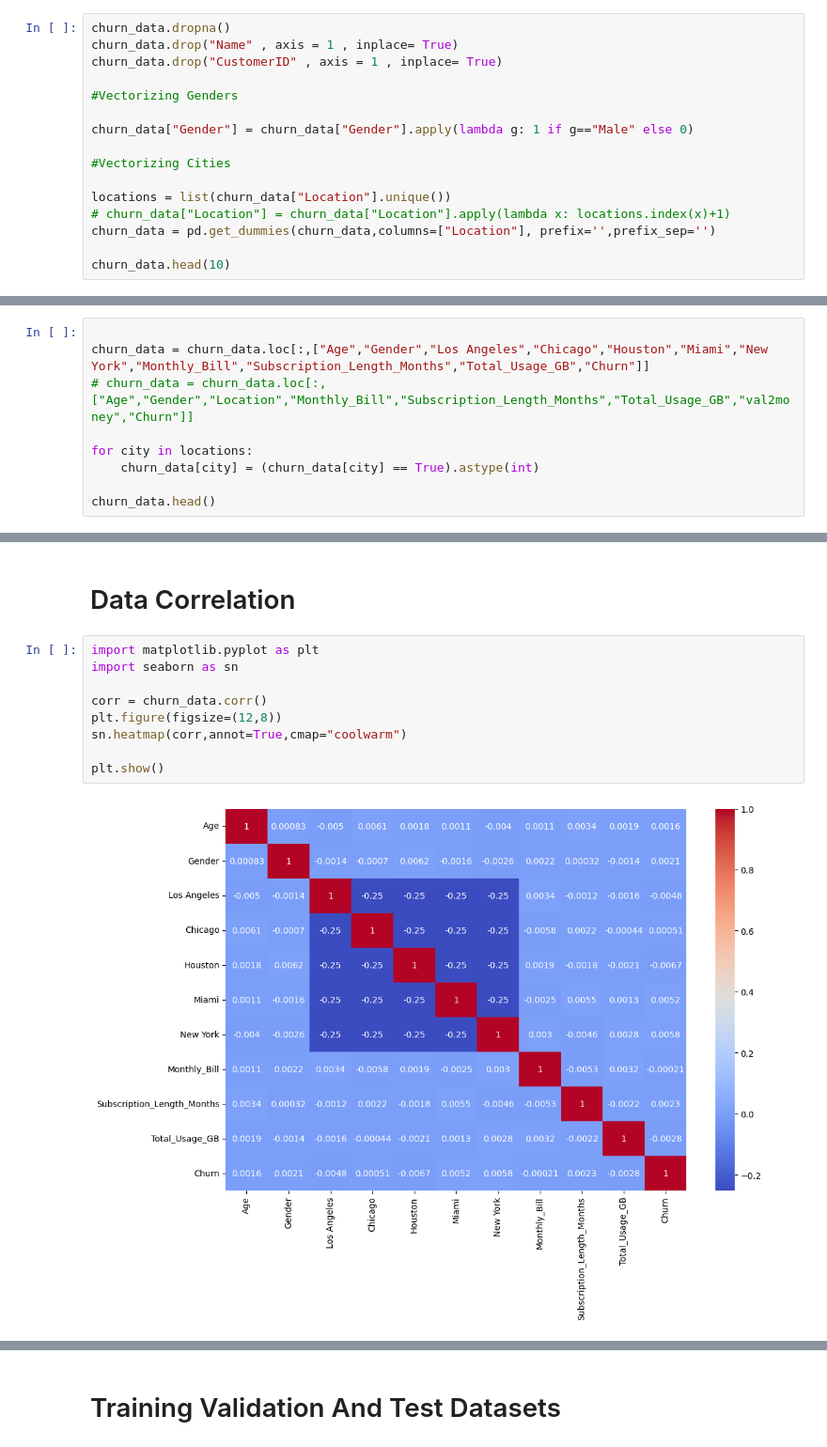
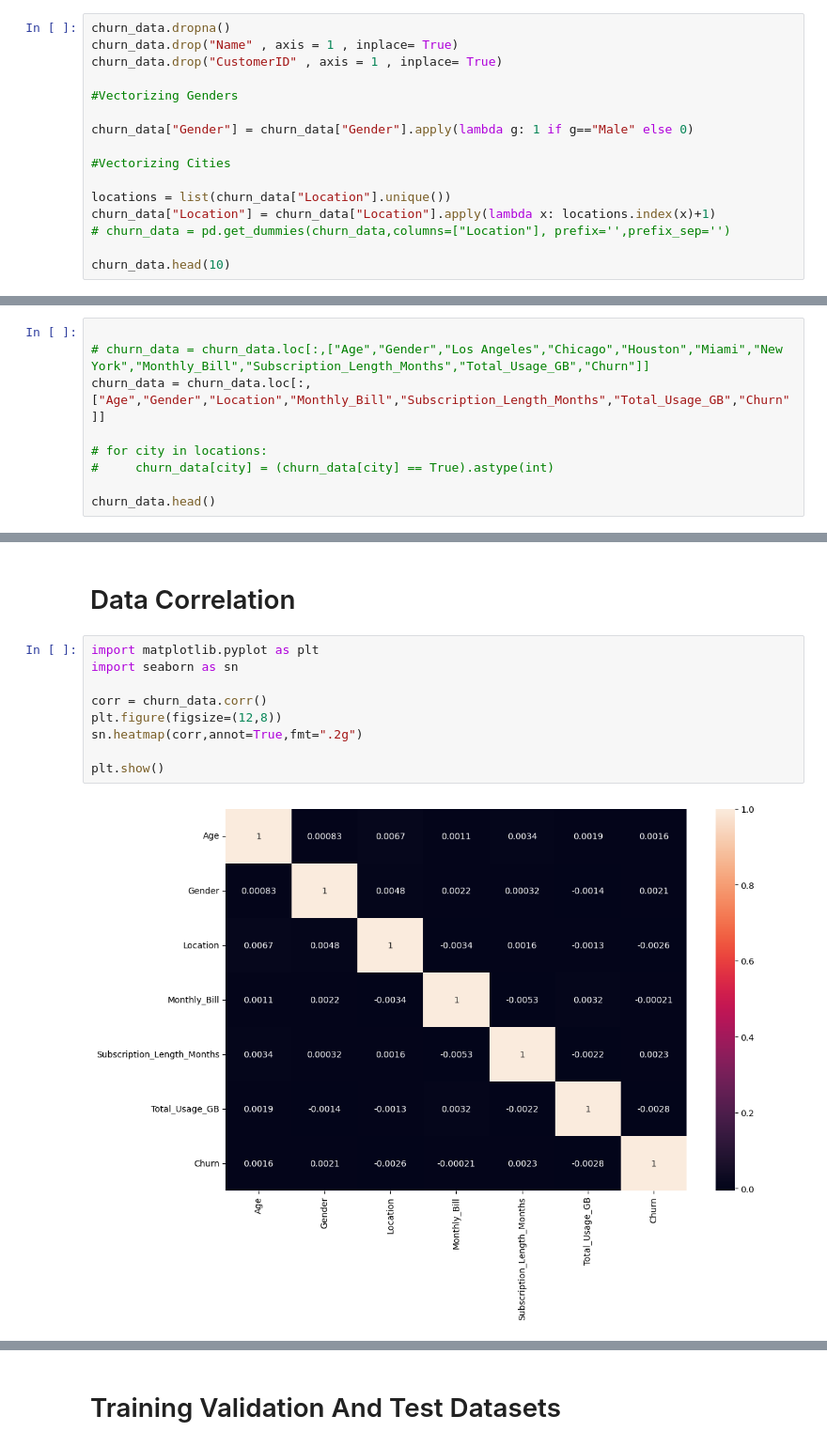
Before and after one commit to ThermalDust095/Churn-Predictor, a Jupyter notebook: predictor.ipynb, the cells around one changed output, grey strips where cells are left out. Shown: that part at 94% size. Saved outputs shown, nothing was run; the diff lists cells and outputs as text.

```diff
--- a/predictor.ipynb
+++ b/predictor.ipynb
@@ -33,8 +33,8 @@ churn_data["Gender"] = churn_data["Gender"].apply(lambda g: 1 if g=="Male" else
 #Vectorizing Cities
 
 locations = list(churn_data["Location"].unique())
-# churn_data["Location"] = churn_data["Location"].apply(lambda x: locations.index(x)+1)
-churn_data = pd.get_dummies(churn_data,columns=["Location"], prefix='',prefix_sep='')
+churn_data["Location"] = churn_data["Location"].apply(lambda x: locations.index(x)+1)
+# churn_data = pd.get_dummies(churn_data,columns=["Location"], prefix='',prefix_sep='')
 
 churn_data.head(10)
 # %% [output]
@@ -63,10 +63,10 @@ churn_data.head()
 # %%
 
-churn_data = churn_data.loc[:,["Age","Gender","Los Angeles","Chicago","Houston","Miami","New York","Monthly_Bill","Subscription_Length_Months","Total_Usage_GB","Churn"]]
-# churn_data = churn_data.loc[:,["Age","Gender","Location","Monthly_Bill","Subscription_Length_Months","Total_Usage_GB","val2money","Churn"]]
+# churn_data = churn_data.loc[:,["Age","Gender","Los Angeles","Chicago","Houston","Miami","New York","Monthly_Bill","Subscription_Length_Months","Total_Usage_GB","Churn"]]
+churn_data = churn_data.loc[:,["Age","Gender","Location","Monthly_Bill","Subscription_Length_Months","Total_Usage_GB","Churn"]]
 
-for city in locations:
-    churn_data[city] = (churn_data[city] == True).astype(int)
+# for city in locations:
+#     churn_data[city] = (churn_data[city] == True).astype(int)
 
 churn_data.head()
 # %% [output]
@@ -81,14 +81,14 @@ churn_data.head()
 # %%
 import matplotlib.pyplot as plt
 import seaborn as sn
 
 corr = churn_data.corr()
 plt.figure(figsize=(12,8))
-sn.heatmap(corr,annot=True,cmap="coolwarm")
+sn.heatmap(corr,annot=True,fmt=".2g")
 
 plt.show()
 # %% [output]
-[figure, old version]
+[figure, new version]
 # %%
 from pandas.plotting import scatter_matrix
 
```
Also changed, not shown: parts of 16 cells of this notebook.
